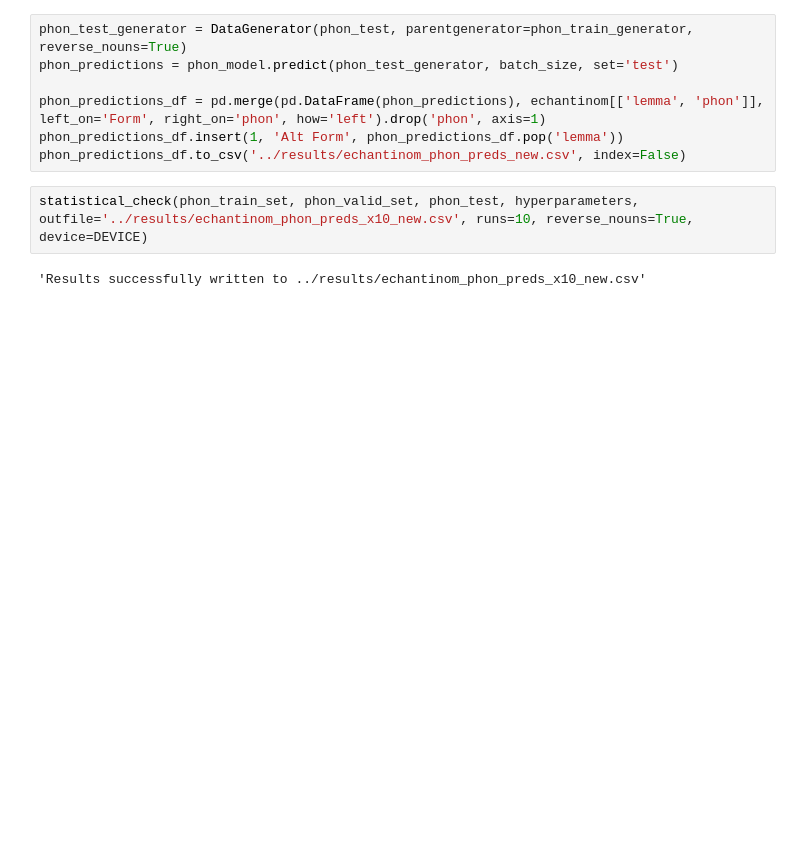
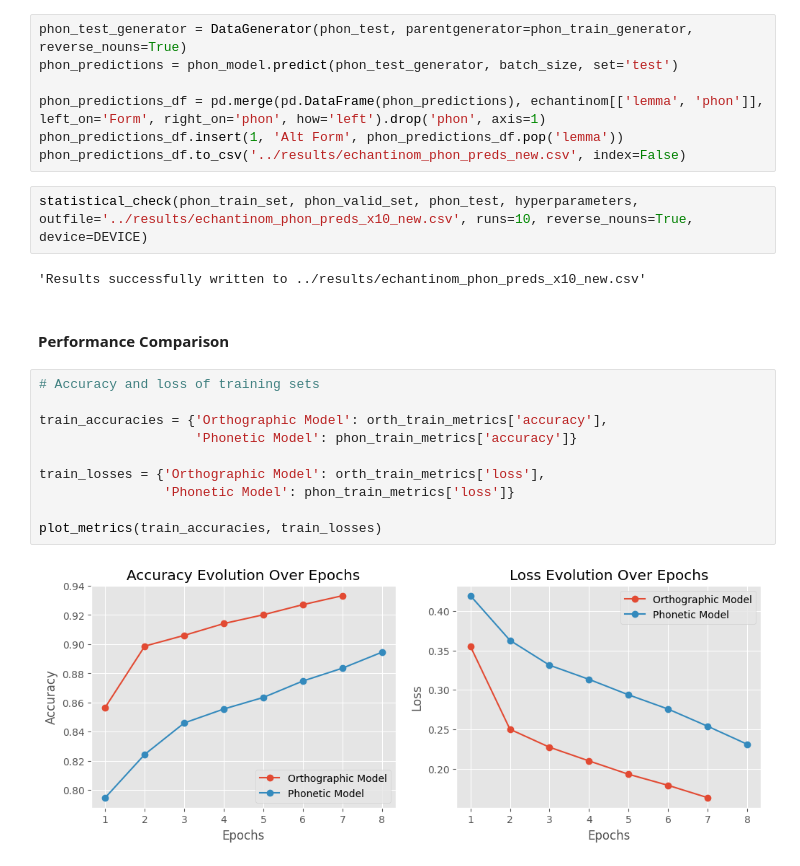
Before and after one commit to NazaninShafiabadi/gender_prediction, a Jupyter notebook: src/main_suffix_vs_non-suffix.ipynb, the cells around one changed output. Cells and saved outputs as stored; diff of their text form; blank space fills up the shorter version.

Commit message:
added performance comparison

```diff
--- a/src/main_suffix_vs_non-suffix.ipynb
+++ b/src/main_suffix_vs_non-suffix.ipynb
@@ -304,3 +274,17 @@ phon_predictions_df.to_csv('../results/echantinom_phon_preds_new.csv', index=Fal
 statistical_check(phon_train_set, phon_valid_set, phon_test, hyperparameters, outfile='../results/echantinom_phon_preds_x10_new.csv', runs=10, reverse_nouns=True, device=DEVICE)
 # %% [output]
 'Results successfully written to ../results/echantinom_phon_preds_x10_new.csv'
+# %% [markdown]
+#### Performance Comparison
+# %%
+# Accuracy and loss of training sets
+
+train_accuracies = {'Orthographic Model': orth_train_metrics['accuracy'],
+                    'Phonetic Model': phon_train_metrics['accuracy']}
+
+train_losses = {'Orthographic Model': orth_train_metrics['loss'],
+                'Phonetic Model': phon_train_metrics['loss']}
+
+plot_metrics(train_accuracies, train_losses)
+# %% [output]
+[figure, added]
```
Also changed, not shown: parts of 19 cells of this notebook, 2 other files.
